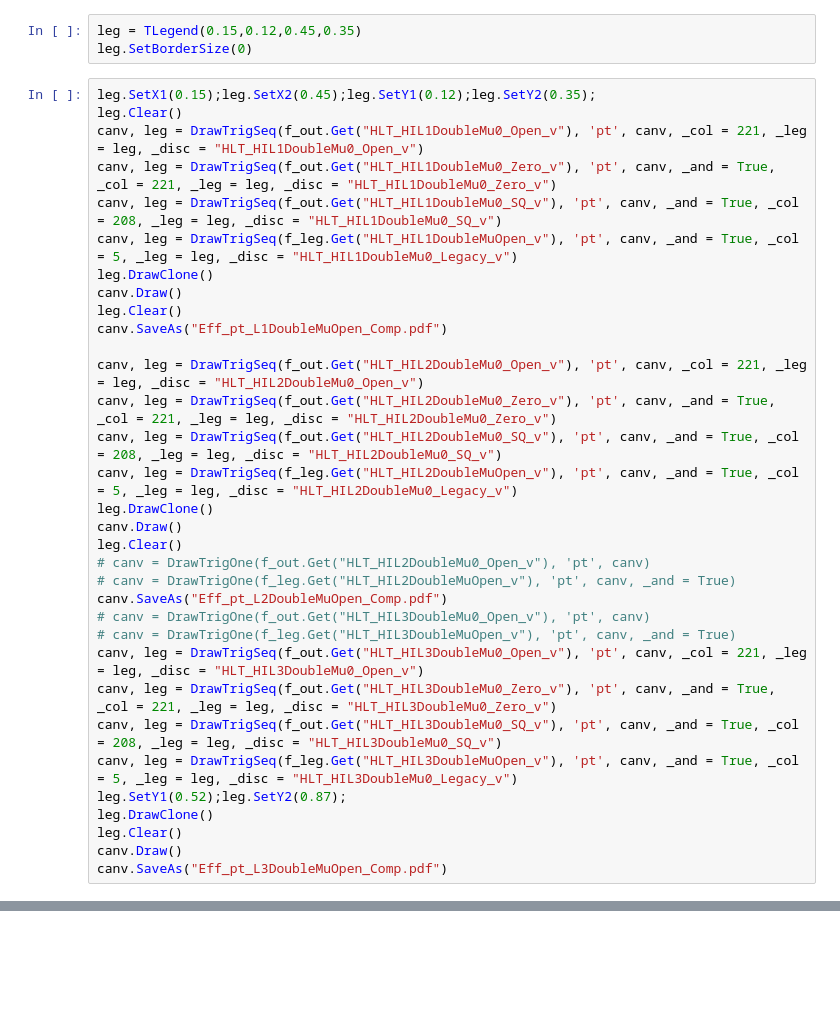
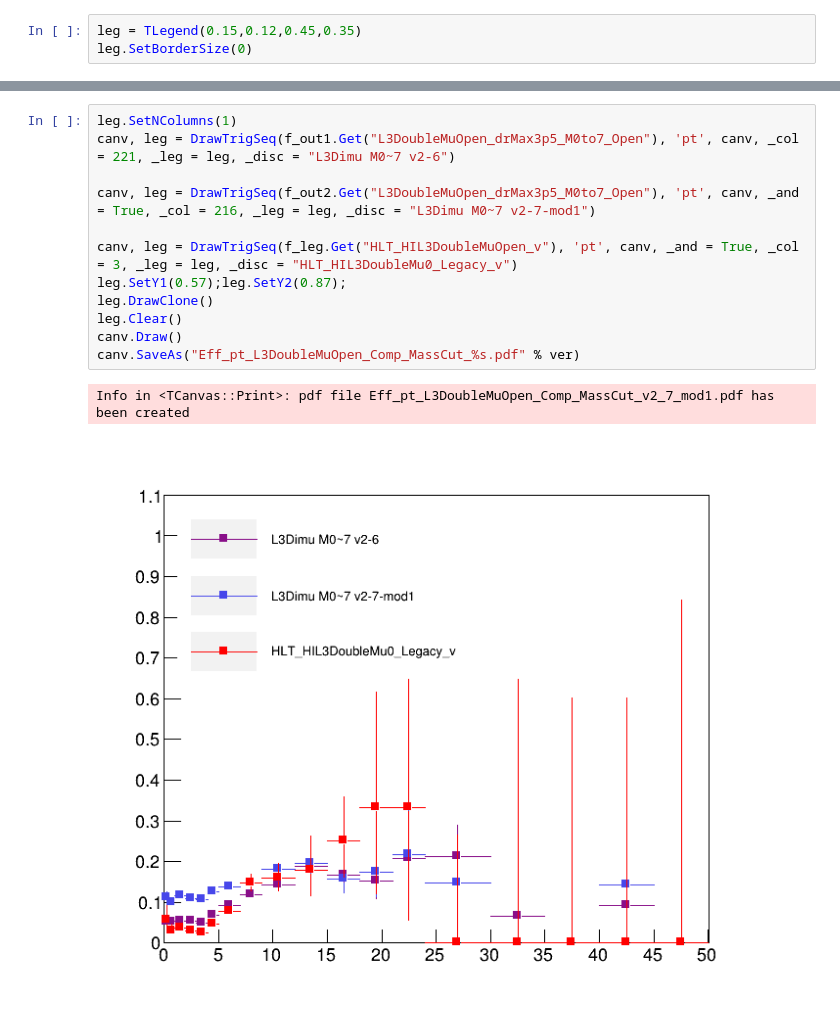
Before and after one commit to vince502/EffCalc, a Jupyter notebook: GetEfficiency.ipynb, the cells around one changed output, grey strips where cells are left out. Saved outputs shown, nothing was run; the diff lists cells and outputs as text; blank space fills up the shorter version.

```diff
--- a/GetEfficiency.ipynb
+++ b/GetEfficiency.ipynb
@@ -186,36 +138,3 @@ def hicanv(canv ):
 # %%
 leg = TLegend(0.15,0.12,0.45,0.35)
 leg.SetBorderSize(0)
-# %%
-leg.SetX1(0.15);leg.SetX2(0.45);leg.SetY1(0.12);leg.SetY2(0.35);
-leg.Clear()
-canv, leg = DrawTrigSeq(f_out.Get("HLT_HIL1DoubleMu0_Open_v"), 'pt', canv, _col = 221, _leg = leg, _disc = "HLT_HIL1DoubleMu0_Open_v")
-canv, leg = DrawTrigSeq(f_out.Get("HLT_HIL1DoubleMu0_Zero_v"), 'pt', canv, _and = True, _col = 221, _leg = leg, _disc = "HLT_HIL1DoubleMu0_Zero_v")
-canv, leg = DrawTrigSeq(f_out.Get("HLT_HIL1DoubleMu0_SQ_v"), 'pt', canv, _and = True, _col = 208, _leg = leg, _disc = "HLT_HIL1DoubleMu0_SQ_v")
-canv, leg = DrawTrigSeq(f_leg.Get("HLT_HIL1DoubleMuOpen_v"), 'pt', canv, _and = True, _col = 5, _leg = leg, _disc = "HLT_HIL1DoubleMu0_Legacy_v")
-leg.DrawClone()
-canv.Draw()
-leg.Clear()
-canv.SaveAs("Eff_pt_L1DoubleMuOpen_Comp.pdf")
-
-canv, leg = DrawTrigSeq(f_out.Get("HLT_HIL2DoubleMu0_Open_v"), 'pt', canv, _col = 221, _leg = leg, _disc = "HLT_HIL2DoubleMu0_Open_v")
-canv, leg = DrawTrigSeq(f_out.Get("HLT_HIL2DoubleMu0_Zero_v"), 'pt', canv, _and = True, _col = 221, _leg = leg, _disc = "HLT_HIL2DoubleMu0_Zero_v")
-canv, leg = DrawTrigSeq(f_out.Get("HLT_HIL2DoubleMu0_SQ_v"), 'pt', canv, _and = True, _col = 208, _leg = leg, _disc = "HLT_HIL2DoubleMu0_SQ_v")
-canv, leg = DrawTrigSeq(f_leg.Get("HLT_HIL2DoubleMuOpen_v"), 'pt', canv, _and = True, _col = 5, _leg = leg, _disc = "HLT_HIL2DoubleMu0_Legacy_v")
-leg.DrawClone()
-canv.Draw()
-leg.Clear()
-# canv = DrawTrigOne(f_out.Get("HLT_HIL2DoubleMu0_Open_v"), 'pt', canv)
-# canv = DrawTrigOne(f_leg.Get("HLT_HIL2DoubleMuOpen_v"), 'pt', canv, _and = True)
-canv.SaveAs("Eff_pt_L2DoubleMuOpen_Comp.pdf")
-# canv = DrawTrigOne(f_out.Get("HLT_HIL3DoubleMu0_Open_v"), 'pt', canv)
-# canv = DrawTrigOne(f_leg.Get("HLT_HIL3DoubleMuOpen_v"), 'pt', canv, _and = True)
-canv, leg = DrawTrigSeq(f_out.Get("HLT_HIL3DoubleMu0_Open_v"), 'pt', canv, _col = 221, _leg = leg, _disc = "HLT_HIL3DoubleMu0_Open_v")
-canv, leg = DrawTrigSeq(f_out.Get("HLT_HIL3DoubleMu0_Zero_v"), 'pt', canv, _and = True, _col = 221, _leg = leg, _disc = "HLT_HIL3DoubleMu0_Zero_v")
-canv, leg = DrawTrigSeq(f_out.Get("HLT_HIL3DoubleMu0_SQ_v"), 'pt', canv, _and = True, _col = 208, _leg = leg, _disc = "HLT_HIL3DoubleMu0_SQ_v")
-canv, leg = DrawTrigSeq(f_leg.Get("HLT_HIL3DoubleMuOpen_v"), 'pt', canv, _and = True, _col = 5, _leg = leg, _disc = "HLT_HIL3DoubleMu0_Legacy_v")
-leg.SetY1(0.52);leg.SetY2(0.87);
-leg.DrawClone()
-leg.Clear()
-canv.Draw()
-canv.SaveAs("Eff_pt_L3DoubleMuOpen_Comp.pdf")
@@ -226,0 +224,15 @@ Info in <TCanvas::Print>: pdf file Eff_pt_L3DoubleMuOpen_Comp.pdf has been creat
+# %%
+leg.SetNColumns(1)
+canv, leg = DrawTrigSeq(f_out1.Get("L3DoubleMuOpen_drMax3p5_M0to7_Open"), 'pt', canv, _col = 221, _leg = leg, _disc = "L3Dimu M0~7 v2-6")
+
+canv, leg = DrawTrigSeq(f_out2.Get("L3DoubleMuOpen_drMax3p5_M0to7_Open"), 'pt', canv, _and = True, _col = 216, _leg = leg, _disc = "L3Dimu M0~7 v2-7-mod1")
+
+canv, leg = DrawTrigSeq(f_leg.Get("HLT_HIL3DoubleMuOpen_v"), 'pt', canv, _and = True, _col = 3, _leg = leg, _disc = "HLT_HIL3DoubleMu0_Legacy_v")
+leg.SetY1(0.57);leg.SetY2(0.87);
+leg.DrawClone()
+leg.Clear()
+canv.Draw()
+canv.SaveAs("Eff_pt_L3DoubleMuOpen_Comp_MassCut_%s.pdf" % ver)
+# %% [output]
+Info in <TCanvas::Print>: pdf file Eff_pt_L3DoubleMuOpen_Comp_MassCut_v2_7_mod1.pdf has been created
+[figure, added]
```
Also changed, not shown: parts of 14 cells of this notebook, 6 other files.
